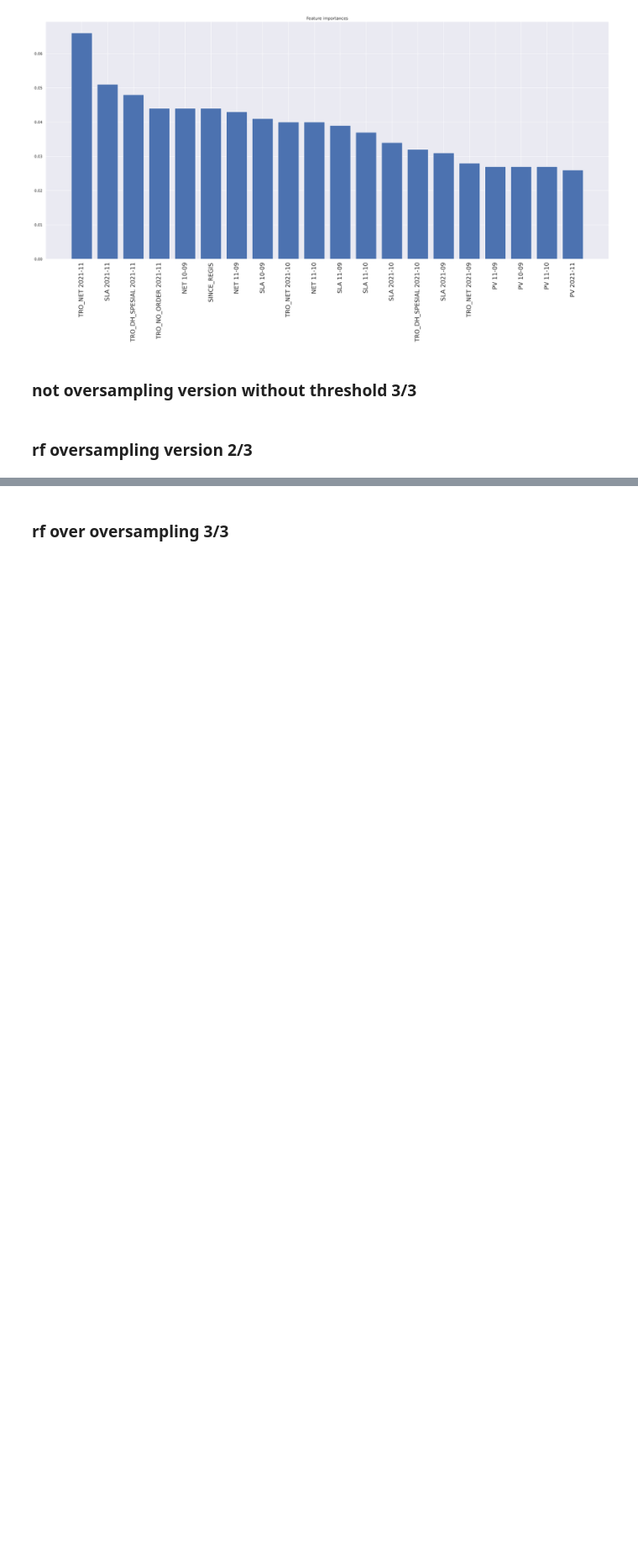
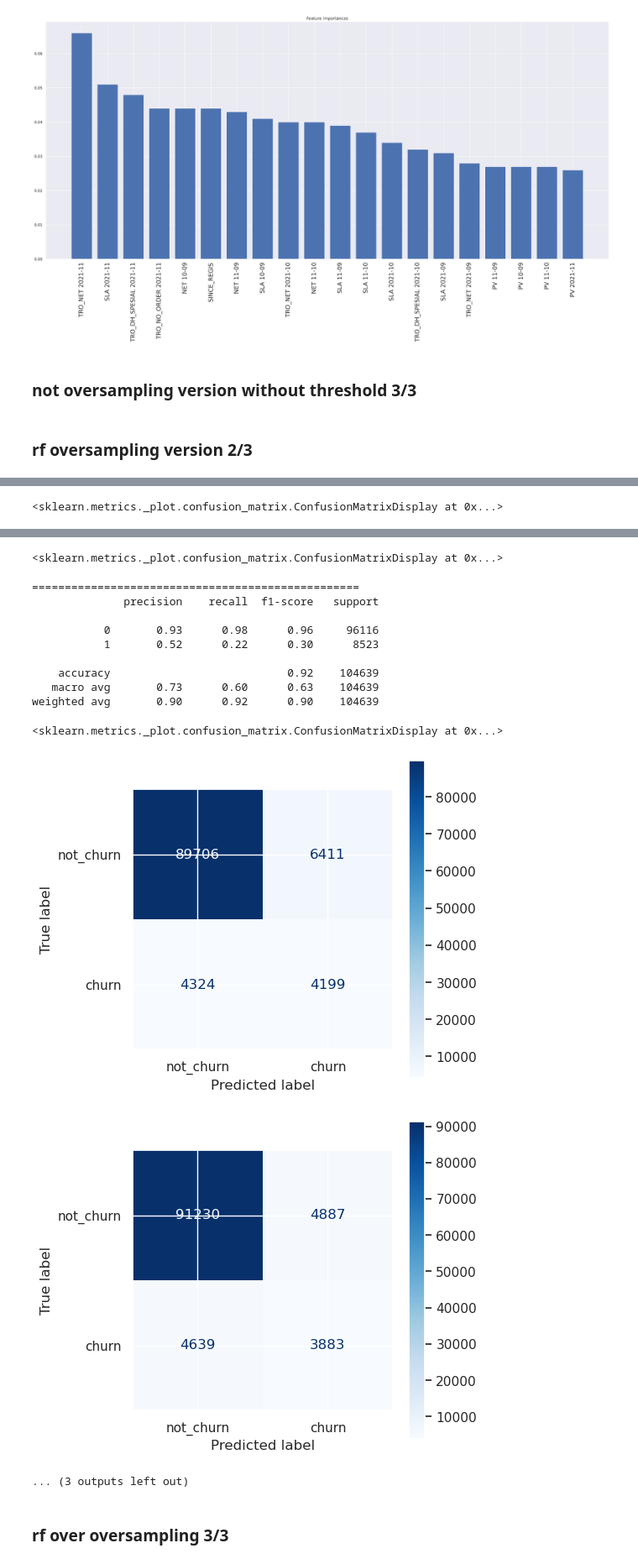
Before and after one commit to trisna26/alfagift_churn, a Jupyter notebook: churn_12_edited.ipynb, the cells around one changed output, grey strips where cells are left out. Shown at 84% size. Drawn from its saved outputs; the diff is of its cells as text; code cells hidden in the pictures; blank space fills up the shorter version.

```diff
--- a/churn_12_edited.ipynb
+++ b/churn_12_edited.ipynb
@@ -585,44 +585,6 @@ df_res[(df_res['label'] == 1) & (df_res['pred'] == 0)].head(10)
 # %% [markdown]
 ### rf oversampling version 2/3
 # %%
-condition_2_3 = (
-((df_tto_re_pv['TRO_NET 2021-09'] > 0) & \
-(df_tto_re_pv['TRO_NET 2021-10'] > 0) & \
-(df_tto_re_pv['TRO_NET 2021-11'] > 0) & \
-(df_tto_re_pv['TRO_NET 2021-12'] == 0)) | \
-
-((df_tto_re_pv['TRO_NET 2021-09'] > 0) & \
-(df_tto_re_pv['TRO_NET 2021-10'] == 0) & \
-(df_tto_re_pv['TRO_NET 2021-11'] > 0) & \
-(df_tto_re_pv['TRO_NET 2021-12'] == 0)) |
-
-((df_tto_re_pv['TRO_NET 2021-09'] == 0) & \
-(df_tto_re_pv['TRO_NET 2021-10'] > 0) & \
-(df_tto_re_pv['TRO_NET 2021-11'] > 0) & \
-(df_tto_re_pv['TRO_NET 2021-12'] == 0))
-)
-
-df_tto_re_pv['label'] = np.where(condition_2_3, 1, 0)
-
-
-X = df_tto_re_pv.drop(
-[
-'TRO_MEMBERS',
-'TRO_NET 2021-12',
-'TRO_DH_SPESIAL 2021-12',
-'TRO_NO_ORDER 2021-12',
-'SLA 2021-12',
-'SLA_LATE 2021-12',
-'RATING_BELOW 2021-12',
-'RATING_AVG 2021-12',
-'PV 2021-12',
-'TRO_VOUCHER_USAGE 2021-12',
-'TRO_PAYMENT_METHOD 2021-12',
-'label'
-], 1
-)
-y = df_tto_re_pv['label']
-
 from sklearn.model_selection import StratifiedKFold
 condition_2_3 = (
 ((df_tto_re_pv['TRO_NET 2021-09'] > 0) & \
@@ -694,3 +656,4 @@ for train_index, test_index in skf.split(X, y):
     display(ConfusionMatrixDisplay.from_predictions(y_test, pred,
                                             cmap='Blues', display_labels= ['not_churn', 'churn'],
                                             ax = ax, values_format = 'd'))
+# %% [output]
@@ -696,0 +689 @@ for train_index, test_index in skf.split(X, y):
+<sklearn.metrics._plot.confusion_matrix.ConfusionMatrixDisplay at 0x...>
@@ -697,3 +699,17 @@ for train_index, test_index in skf.split(X, y):
+<sklearn.metrics._plot.confusion_matrix.ConfusionMatrixDisplay at 0x...>
+==================================================
+              precision    recall  f1-score   support
+
+           0       0.93      0.98      0.96     96116
+           1       0.52      0.22      0.30      8523
+
+    accuracy                           0.92    104639
+   macro avg       0.73      0.60      0.63    104639
+weighted avg       0.90      0.92      0.90    104639
+<sklearn.metrics._plot.confusion_matrix.ConfusionMatrixDisplay at 0x...>
+[figure, added]
+[figure, added]
+... (3 outputs left out)
 # %% [markdown]
 ### rf over oversampling 3/3
 # %%
```
Also changed, not shown: parts of 4 cells of this notebook.
